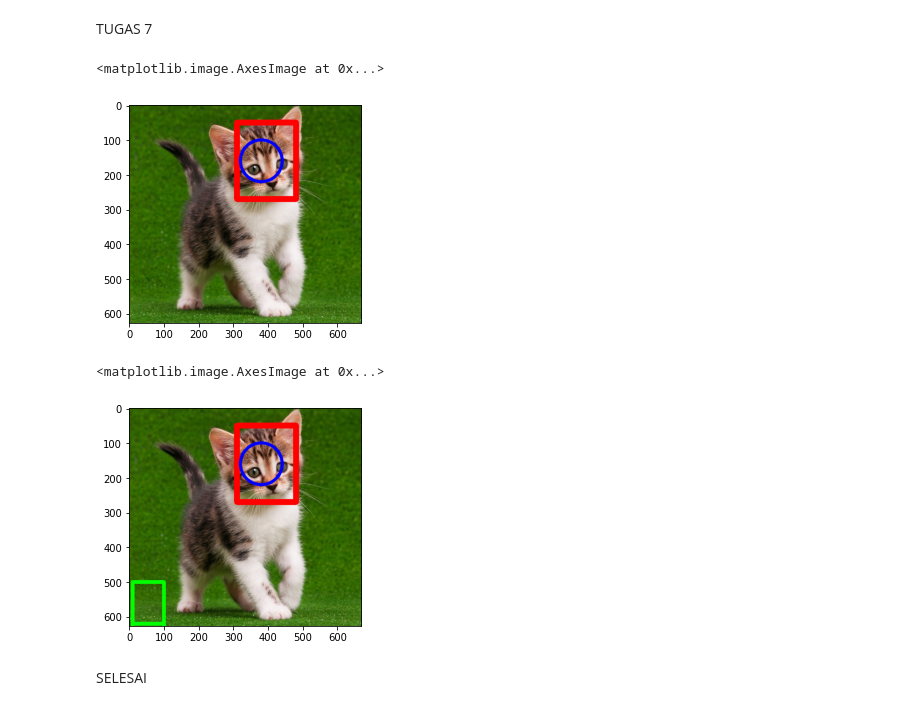
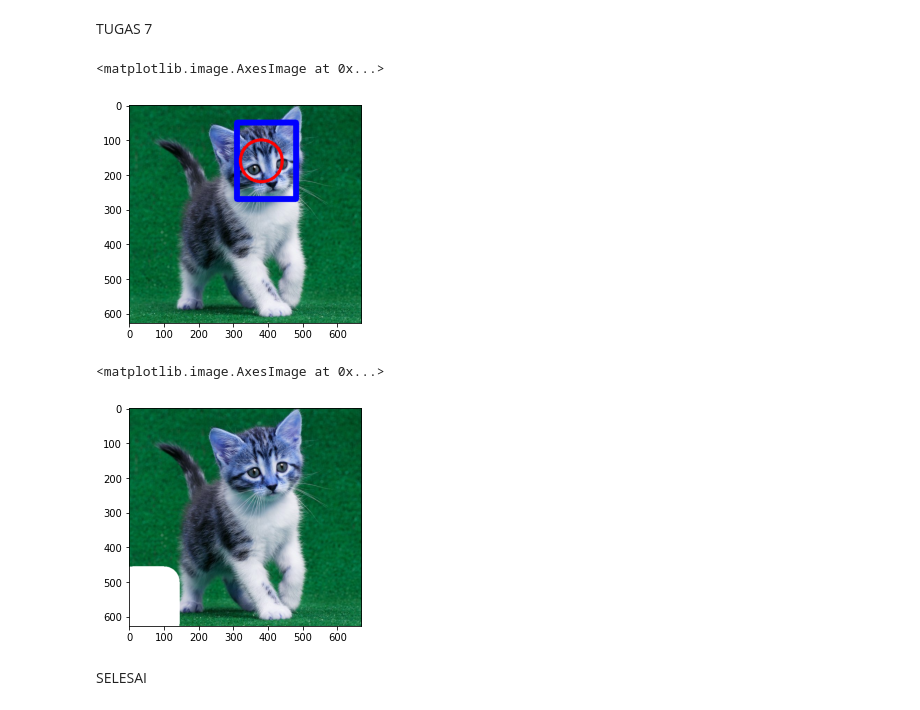
Before and after one commit to RifkieNurdianAdiNugroho/PCVK_Genap_2022, a Jupyter notebook: Week2.ipynb, the cells around one changed output. Drawn from its saved outputs; the diff is of its cells as text; code cells hidden in the pictures.

```diff
--- a/Week2.ipynb
+++ b/Week2.ipynb
@@ -219,16 +225,17 @@ plt.imshow(img_ku)
 # %% [markdown]
 TUGAS 7
 # %%
-img_rgb = cv.cvtColor(img_ku,cv.COLOR_BGR2RGB)
-plt.imshow(img_rgb)
+img_3 = cv.cvtColor(img_3,cv.COLOR_BGR2RGB)
+plt.imshow(img_3)
 # %% [output]
 <matplotlib.image.AxesImage at 0x...>
-[figure, old version]
+[figure, new version]
 # %%
-cv.rectangle(img_rgb,pt1=(100,500),pt2=(10,620),color=(0,255,0),thickness=10)
-plt.imshow(img_rgb)
+img_9 = cv.imread('/content/drive/MyDrive/kitten01.jpg')
+cv.rectangle(img_9,pt1=(100,500),pt2=(10,620),color=(255,255,255),thickness=90)
+plt.imshow(img_9, cmap='RdYlGn')
 # %% [output]
 <matplotlib.image.AxesImage at 0x...>
-[figure, old version]
+[figure, new version]
 # %% [markdown]
 SELESAI
```
Also changed, not shown: parts of 8 cells of this notebook.
